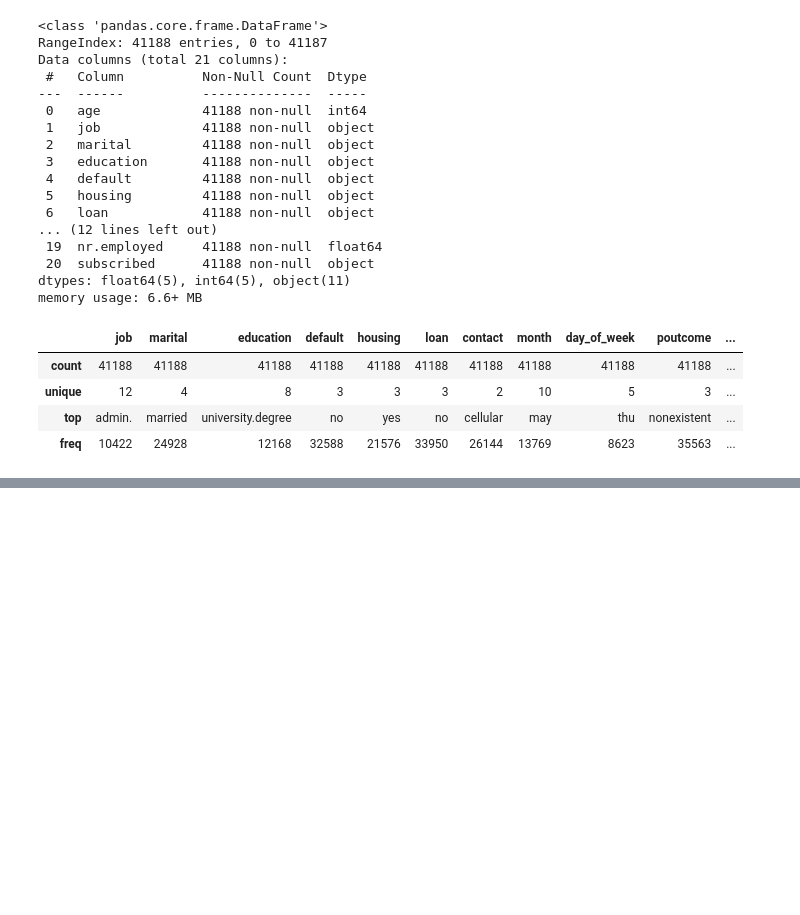
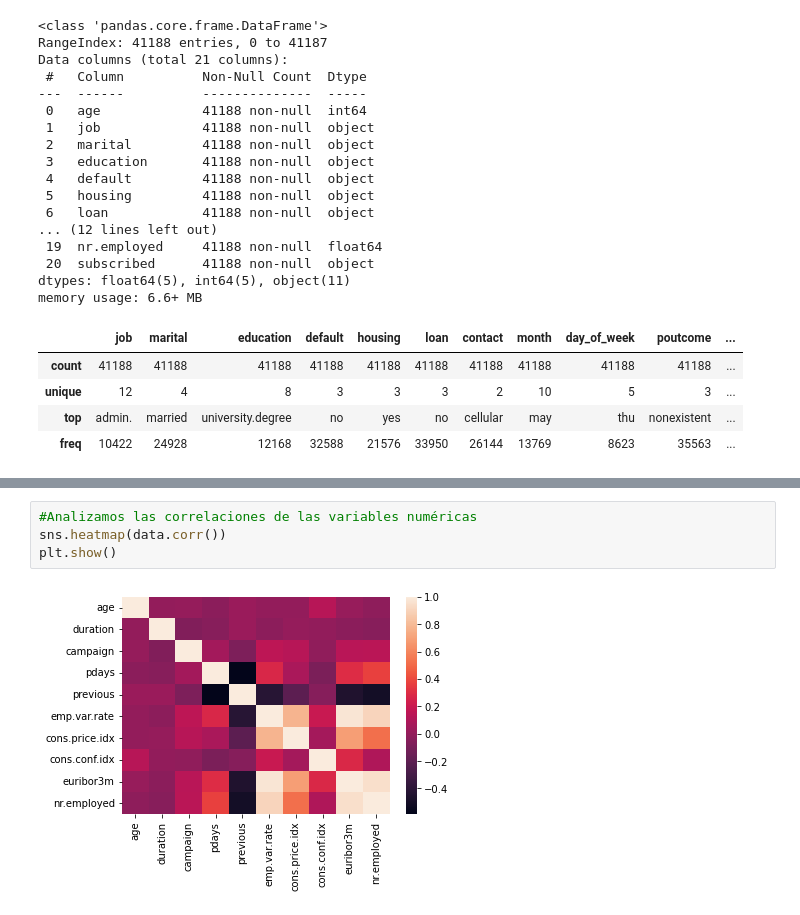
Before and after one commit to williamat/LogisticRegression, a Jupyter notebook: BankPrediction.ipynb, the cells around one changed output, grey strips where cells are left out. Drawn from its saved outputs; the diff is of its cells as text; blank space fills up the shorter version.

```diff
--- a/BankPrediction.ipynb
+++ b/BankPrediction.ipynb
@@ -67,0 +107,6 @@ memory usage: 6.6+ MB
+# %%
+#Analizamos las correlaciones de las variables numéricas
+sns.heatmap(data.corr())
+plt.show()
+# %% [output]
+[figure, added]
```
Also changed, not shown: parts of 19 cells of this notebook.
